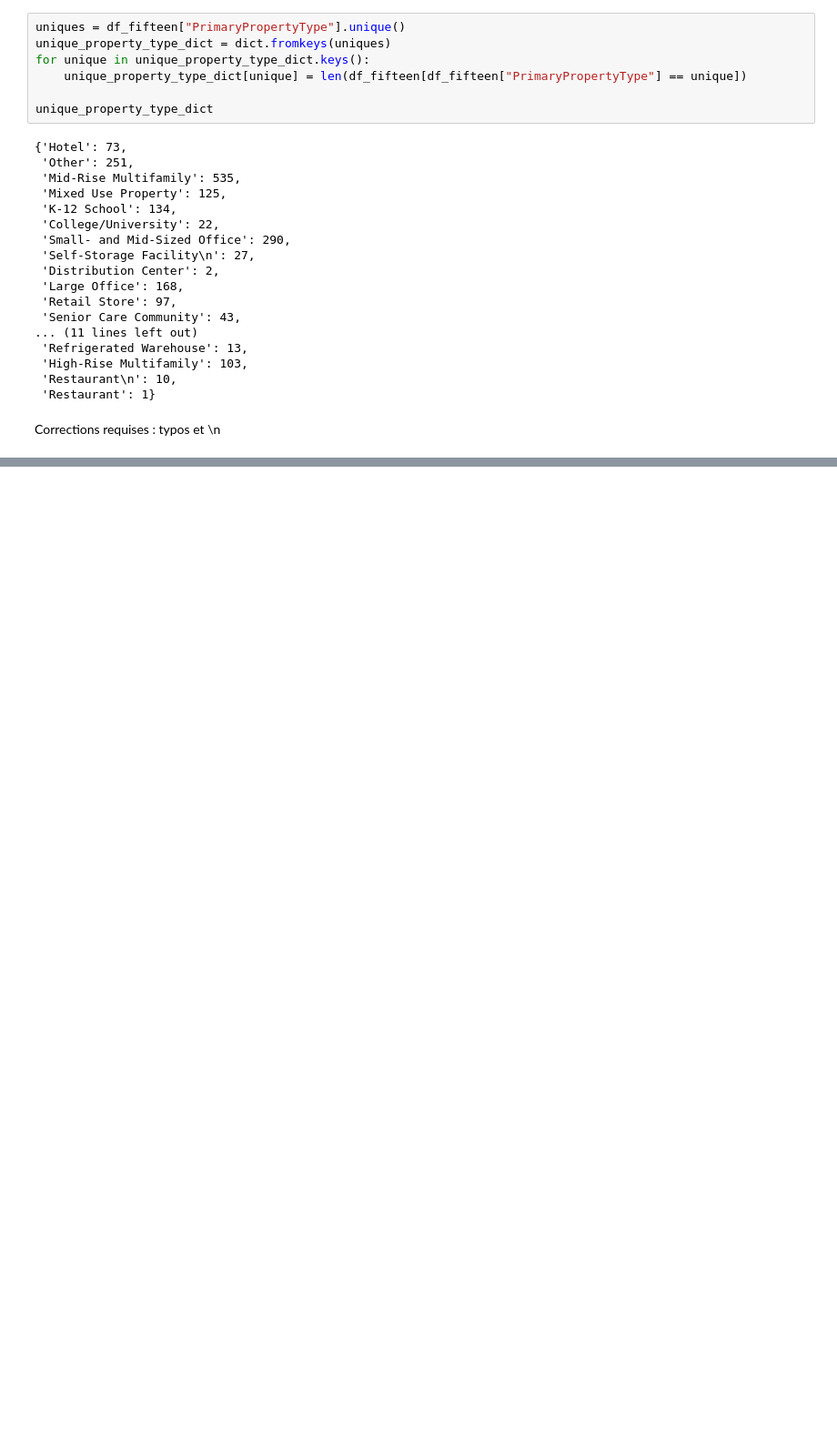
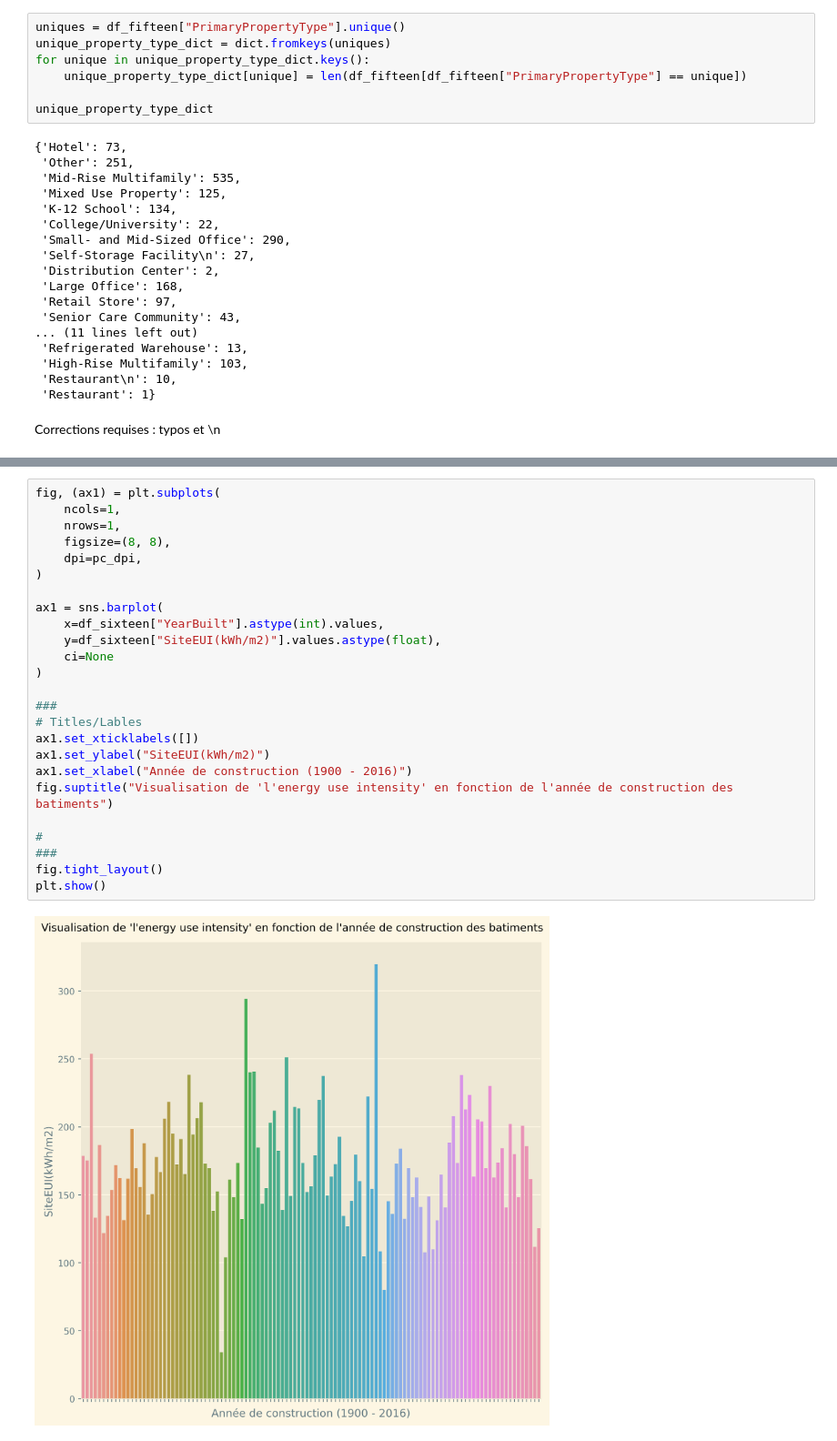
Before and after one commit to Psemp/ds_p4, a Jupyter notebook: first_look.ipynb, the cells around one changed output, grey strips where cells are left out. Shown at 91% size. Saved outputs shown, nothing was run; the diff lists cells and outputs as text; blank space fills up the shorter version.

```diff
--- a/first_look.ipynb
+++ b/first_look.ipynb
@@ -343,0 +377,27 @@ correction_dict = {
+# %%
+fig, (ax1) = plt.subplots(
+    ncols=1,
+    nrows=1,
+    figsize=(8, 8),
+    dpi=pc_dpi,
+)
+
+ax1 = sns.barplot(
+    x=df_sixteen["YearBuilt"].astype(int).values,
+    y=df_sixteen["SiteEUI(kWh/m2)"].values.astype(float),
+    ci=None
+)
+
+###
+# Titles/Lables
+ax1.set_xticklabels([])
+ax1.set_ylabel("SiteEUI(kWh/m2)")
+ax1.set_xlabel("Année de construction (1900 - 2016)")
+fig.suptitle("Visualisation de 'l'energy use intensity' en fonction de l'année de construction des batiments")
+
+#
+###
+fig.tight_layout()
+plt.show()
+# %% [output]
+[figure, added]
```
Also changed, not shown: parts of 13 cells of this notebook.
